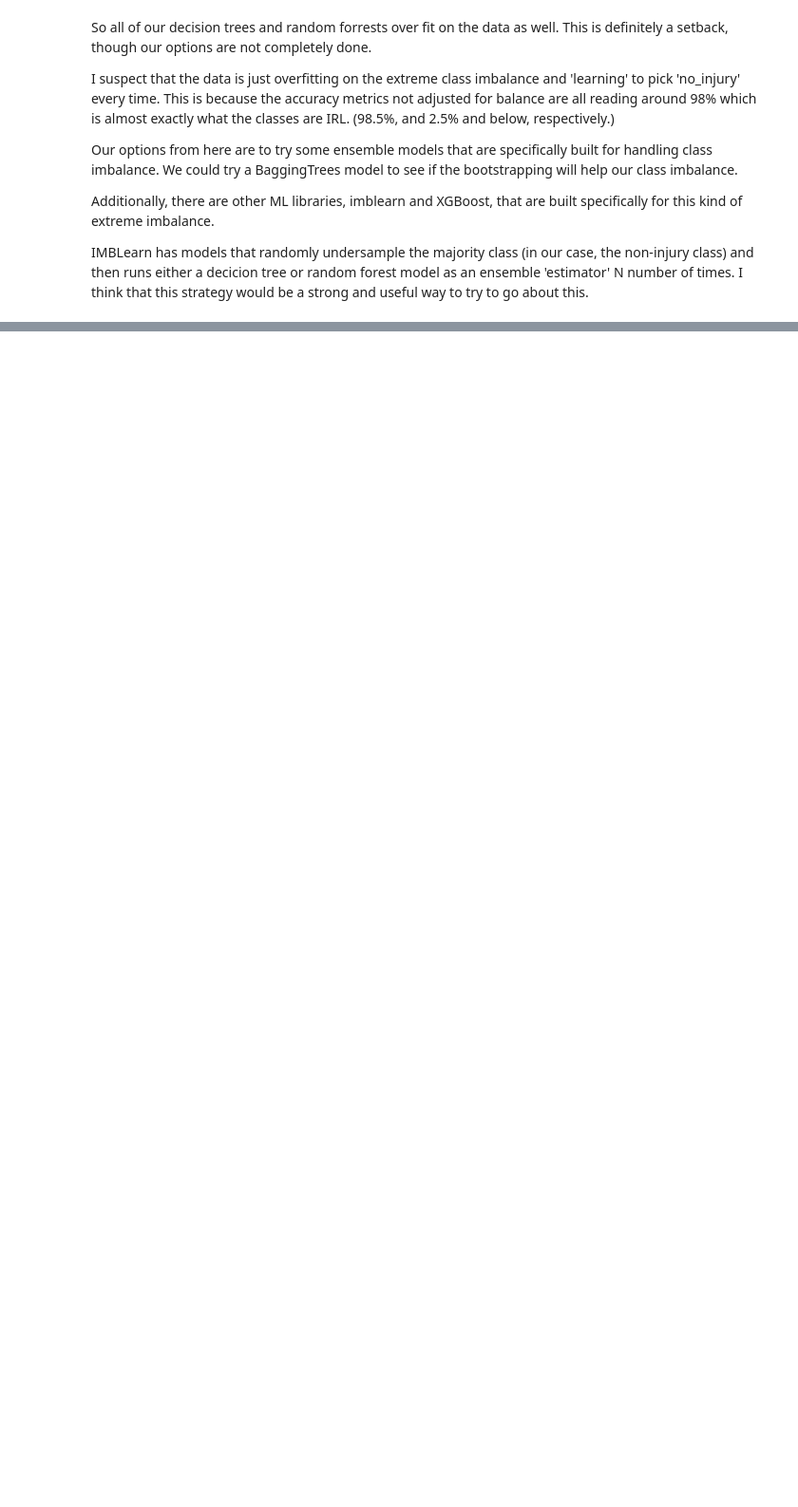
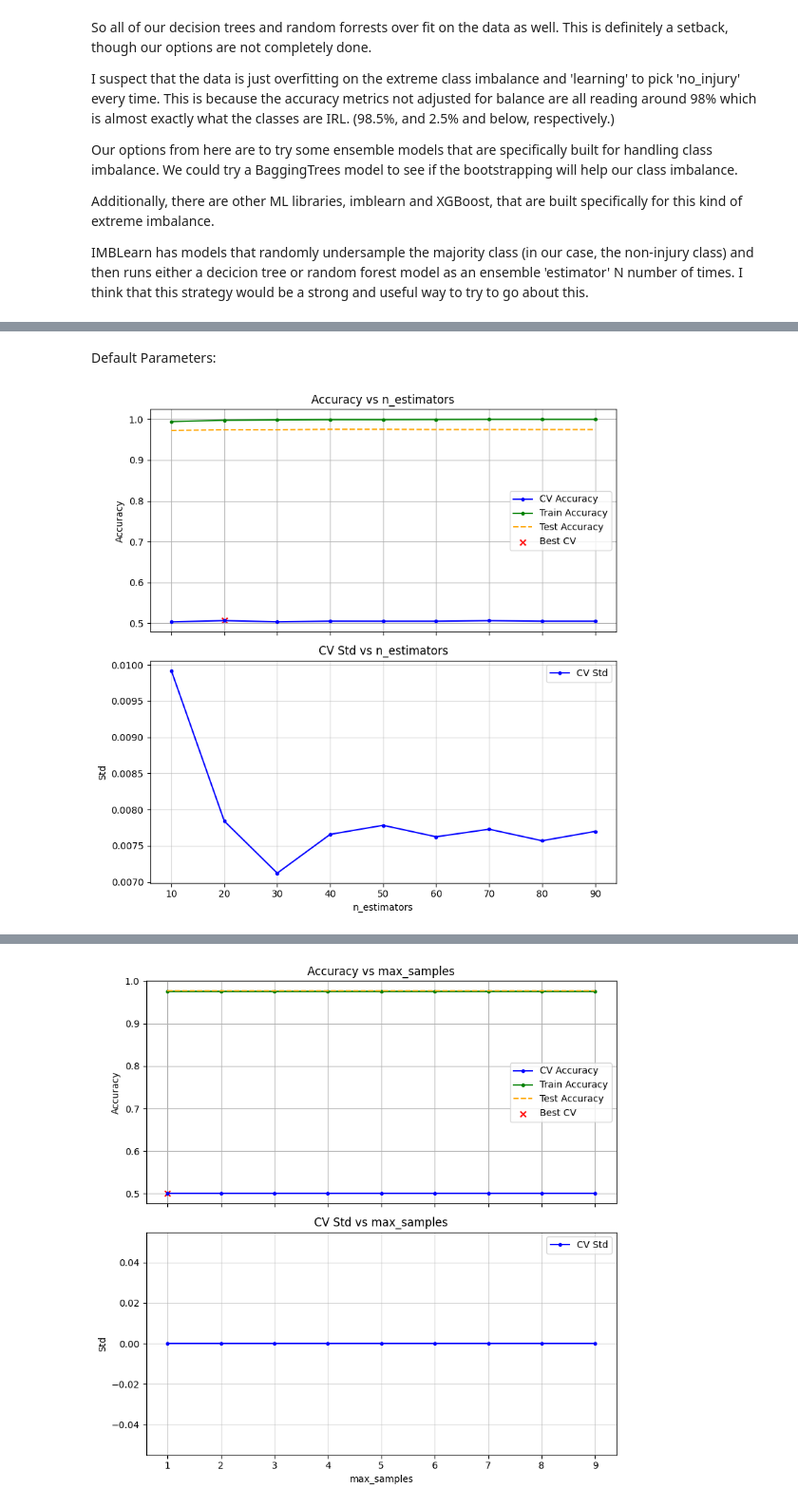
Before and after one commit to LeeMcFarling/AFL_Project_backup, a Jupyter notebook: Modeling/Weekly Assignments/Week_6.ipynb, the cells around one changed output, grey strips where cells are left out. Shown at 95% size. Drawn from its saved outputs; the diff is of its cells as text; code cells hidden in the pictures; blank space fills up the shorter version.

```diff
--- a/Modeling/Weekly Assignments/Week_6.ipynb
+++ b/Modeling/Weekly Assignments/Week_6.ipynb
@@ -968,0 +969,44 @@ IMBLearn has models that randomly undersample the majority class (in our case, t
+# %% [markdown]
+Default Parameters:
+# %%
+Default_Parameters_Bagging = {
+    'n_estimators': 10,                # Top 4
+    'max_samples': 1.0,                # Top 4
+    'max_features': 1.0,               # Top 4
+    'bootstrap': True,                 # Top 4
+    'oob_score': False,
+    'bootstrap_features': False,
+    'random_state': 42,
+}
+# %%
+Parameters_BagTr = Default_Parameters_Bagging.copy()
+Params_BagTr_List = []
+# %%
+start = time.time()
+
+parameters_and_ranges = [
+    ('n_estimators', range(10, 100, 10)),
+    ('max_samples', list(range(1, 10, 1))),
+    ('max_features', np.linspace(0.1,1,10)),
+    ('bootstrap', list([True, False]))
+
+]
+
+for param, parameter_list in parameters_and_ranges:
+    Parameters_BagTr = sweep_parameter(
+        BaggingClassifier,      # or your model class
+        Parameters_BagTr,          # renamed variable here
+        param,
+        parameter_list,
+        X_train=bdb_X_train_scaled,
+        y_train=bdb_y_train,
+        X_test=bdb_X_test_scaled,
+        y_test=bdb_y_test,
+        n_jobs=-1,
+        n_repeats=2
+    )
+
+Params_BagTr_List.append(Parameters_BagTr)
+pd.DataFrame(Params_BagTr_List)
+# %% [output]
+[figure, added]
@@ -968,0 +1014 @@ IMBLearn has models that randomly undersample the majority class (in our case, t
+[figure, added]
```
Also changed, not shown: parts of 33 cells of this notebook, 2 other files.
